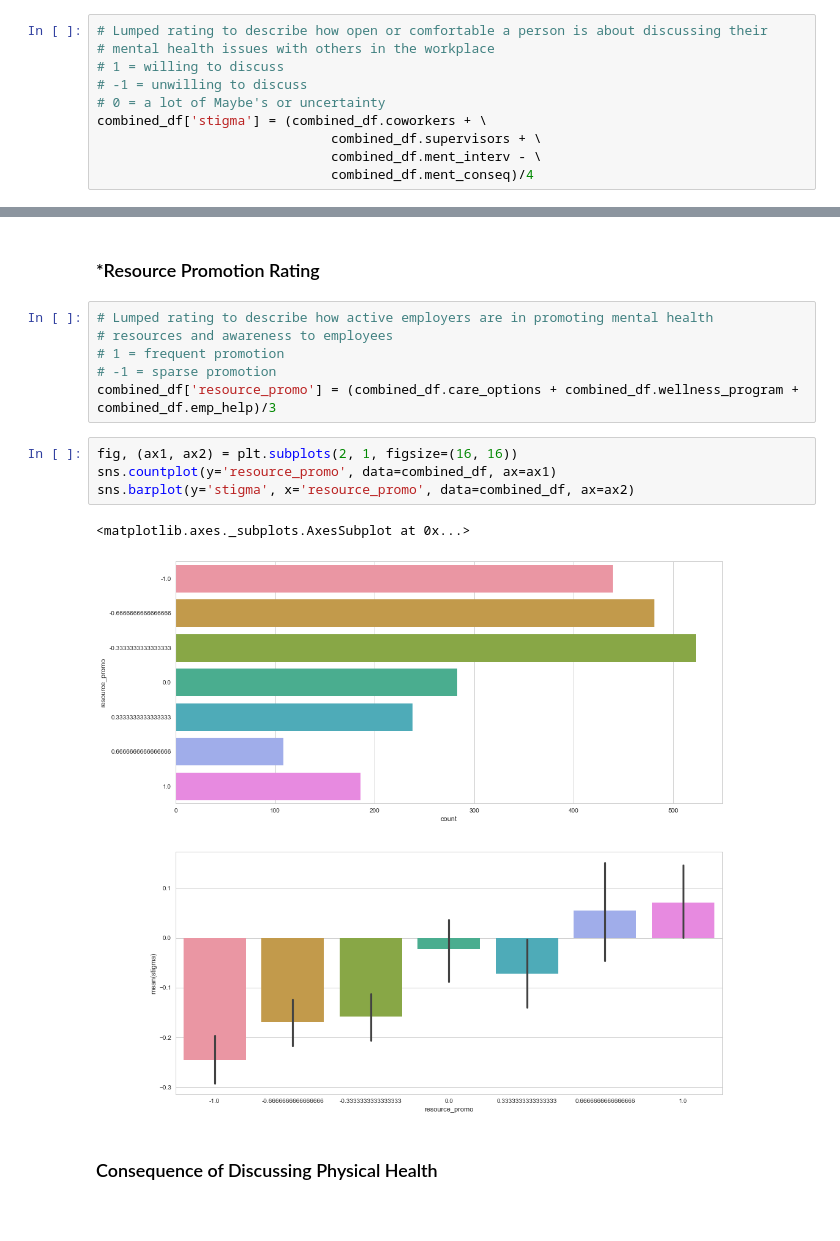
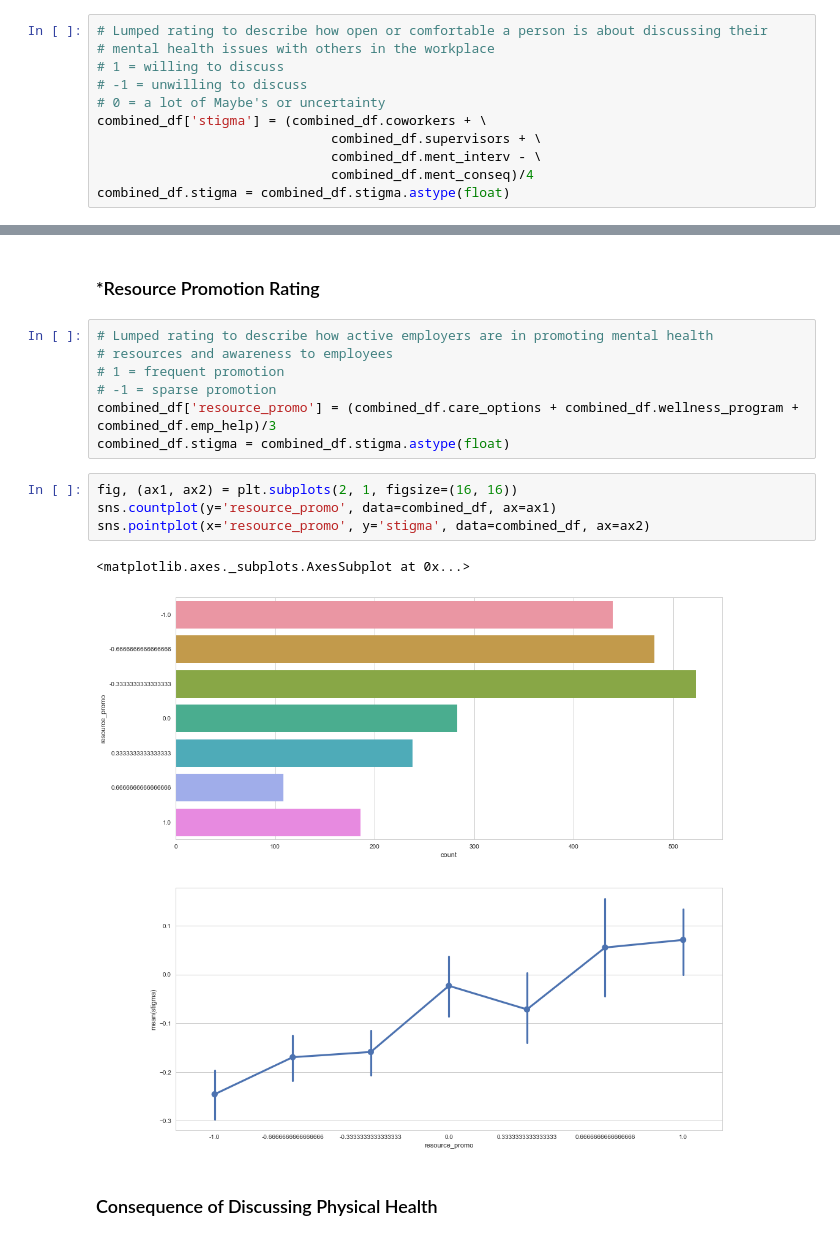
Before and after one commit to phuongho43/cogs108-mental_health, a Jupyter notebook: FinalProject.ipynb, the cells around one changed output, grey strips where cells are left out. Drawn from its saved outputs; the diff is of its cells as text.

```diff
--- a/FinalProject.ipynb
+++ b/FinalProject.ipynb
@@ -416,6 +361,7 @@ combined_df['stigma'] = (combined_df.coworkers + \
                               combined_df.supervisors + \
                               combined_df.ment_interv - \
                               combined_df.ment_conseq)/4
+combined_df.stigma = combined_df.stigma.astype(float)
 # %%
 combined_df.stigma.mean()
 # %% [output]
@@ -471,13 +430,14 @@ sns.barplot(x='emp_help', y='stigma', data=combined_df, ax=ax2)
 # 1 = frequent promotion
 # -1 = sparse promotion
 combined_df['resource_promo'] = (combined_df.care_options + combined_df.wellness_program + combined_df.emp_help)/3
+combined_df.stigma = combined_df.stigma.astype(float)
 # %%
 fig, (ax1, ax2) = plt.subplots(2, 1, figsize=(16, 16))
 sns.countplot(y='resource_promo', data=combined_df, ax=ax1)
-sns.barplot(y='stigma', x='resource_promo', data=combined_df, ax=ax2)
+sns.pointplot(x='resource_promo', y='stigma', data=combined_df, ax=ax2)
 # %% [output]
 <matplotlib.axes._subplots.AxesSubplot at 0x...>
-[figure, old version]
+[figure, new version]
 # %% [markdown]
 ### Consequence of Discussing Physical Health
 # %%
```
Also changed, not shown: parts of 70 cells of this notebook.
